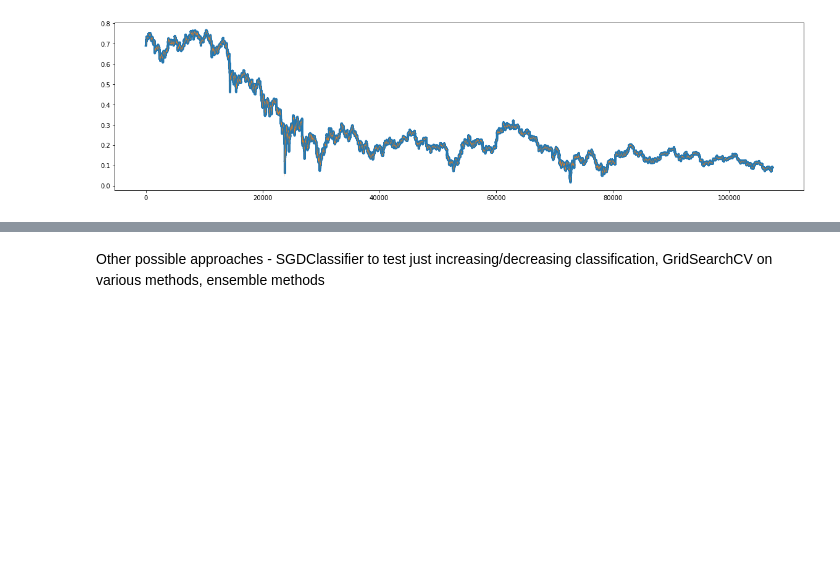
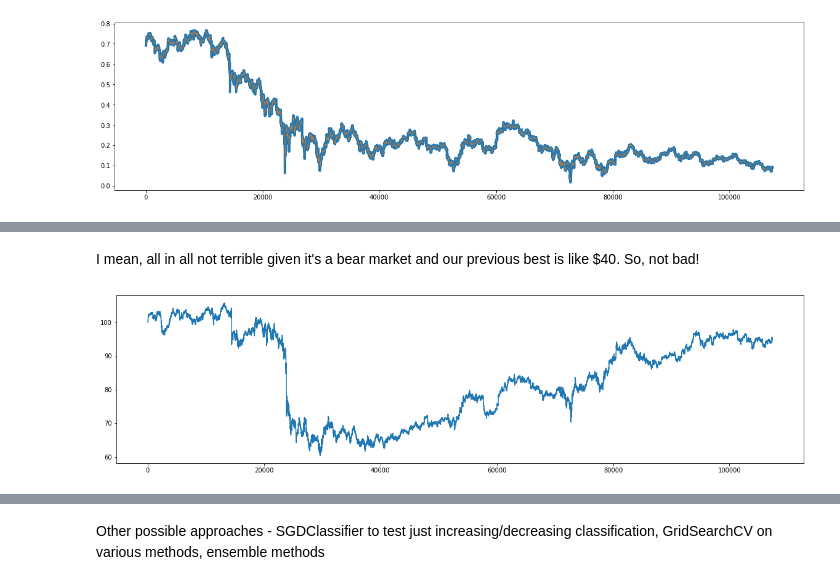
Before and after one commit to ahhuang007/wallstreetbets, a Jupyter notebook: colab_ml_testing.ipynb, the cells around one changed output, grey strips where cells are left out. Drawn from its saved outputs; the diff is of its cells as text; code cells hidden in the pictures; blank space fills up the shorter version.

```diff
--- a/colab_ml_testing.ipynb
+++ b/colab_ml_testing.ipynb
@@ -210,3 +210,12 @@ Timestep 280000: Balance is 0, shares is 0.0028092416940840425, total is 91.8344
+# %% [markdown]
+I mean, all in all not terrible given it's a bear market and our previous best is like $40. So, not bad!
+# %%
+import matplotlib.pyplot as plt
+fig = plt.figure()
+plt.plot(total)
+plt.show()
+# %% [output]
+[figure, added]
 # %%
 #Testing portion using final 5 months of data
 import numpy as np
```
Also changed, not shown: parts of 10 cells of this notebook.
